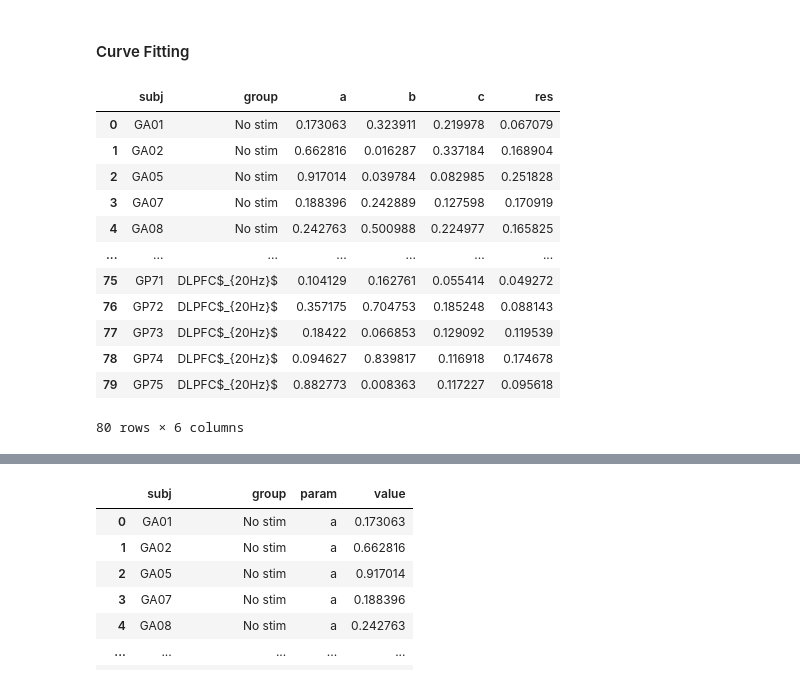
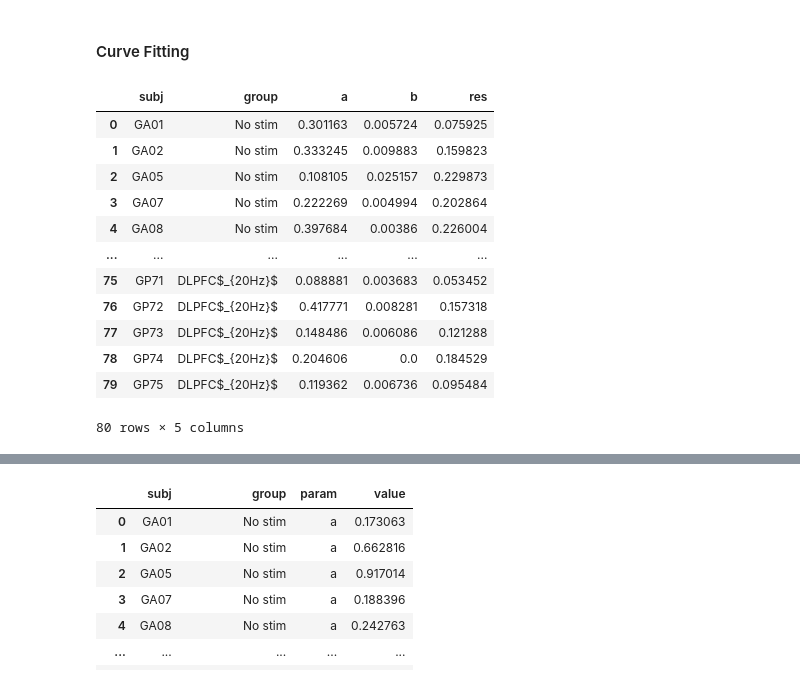
Before and after one commit to psb629/CommonLab, a Jupyter notebook: GP/scripts/LME.behavior.ipynb, the cells around one changed output, grey strips where cells are left out. Drawn from its saved outputs; the diff is of its cells as text; code cells hidden in the pictures.

Commit message:
func_exp -> func_linear

```diff
--- a/GP/scripts/LME.behavior.ipynb
+++ b/GP/scripts/LME.behavior.ipynb
@@ -132,9 +132,13 @@ from random import random as rand
 # %%
 def func_exp(x, a, b, c):
     return a * (1 - np.exp(-b * x)) + c
+# %%
+def func_linear(x, a, b):
+    return b * x + a
 # %%
 xdata=range(24)
-df_opt = pd.DataFrame(columns=['subj','group','a','b','c'])
+# df_opt = pd.DataFrame(columns=['subj','group','a','b','c'])
+df_opt = pd.DataFrame(columns=['subj','group','a','b'])
 # list_subj = random.choices(df.subj.unique(), k=len(df.subj.unique()))
 list_subj = df.subj.unique()
 for subj in list_subj:
@@ -142,53 +146,58 @@ for subj in list_subj:
     ydata=df[df.subj==subj].success_rate
 
     iter_ = range(int(1e2))
-    popt_, res = [0,0,0], 100
+    # popt_, res = [0,0,0], 100
+    popt_, res = [0,0], 100
     for i in iter_:
         popt_, pcov_, info_, _, _ = optimize.curve_fit(
-            func_exp,
+            # func_exp,
+            func_linear,
             xdata, ydata,
             maxfev=300,
-            p0=[0.5*rand(),rand(),0.5*rand()],
-            bounds=([0,0,0], [1.-popt_[-1],5.,0.5]),
+            # p0=[0.5*rand(),rand(),0.5*rand()],
+            p0=[rand(),rand()],
+            # bounds=([0,0,0], [1.-popt_[-1],5.,0.5]),
+            bounds=([0,0], [1,1]),
             full_output=True
         )
         fvec_ = info_['fvec']
         res_ = np.sum(fvec_*fvec_)
-        if (popt_[0]+popt_[2]>=1):
-            continue
-        elif (res_<res):
+        # if (popt_[0]+popt_[2]>=1):
+        #     continue
+        if (res_<res):
             popt=popt_
             pcov=pcov_
             info=info_
             res=res_
     new_row = pd.Series(
                 {
                     'subj':subj, 'group':group,
-                    'a':popt[0], 'b':popt[1], 'c':popt[2],
+                    # 'a':popt[0], 'b':popt[1], 'c':popt[2],
+                    'a':popt[0], 'b':popt[1],
                     'res':res
                     # 'cov':pcov
                 }
             )
     df_opt = pd.concat(
         [df_opt, new_row.to_frame().T]
         , axis='index'
         , ignore_index=True
     )
 df_opt
 # plt.scatter(xdata, ydata)
 # plt.plot(xdata, func_exp(xdata, *popt))
 # plt.ylim(0,0.8)
 # %% [output]
-|  | subj | group | a | b | c | res |
-| 0 | GA01 | No stim | 0.173063 | 0.323911 | 0.219978 | 0.067079 |
-| 1 | GA02 | No stim | 0.662816 | 0.016287 | 0.337184 | 0.168904 |
-| 2 | GA05 | No stim | 0.917014 | 0.039784 | 0.082985 | 0.251828 |
-| 3 | GA07 | No stim | 0.188396 | 0.242889 | 0.127598 | 0.170919 |
-| 4 | GA08 | No stim | 0.242763 | 0.500988 | 0.224977 | 0.165825 |
-| ... | ... | ... | ... | ... | ... | ... |
-| 75 | GP71 | DLPFC$_{20Hz}$ | 0.104129 | 0.162761 | 0.055414 | 0.049272 |
-| 76 | GP72 | DLPFC$_{20Hz}$ | 0.357175 | 0.704753 | 0.185248 | 0.088143 |
-| 77 | GP73 | DLPFC$_{20Hz}$ | 0.18422 | 0.066853 | 0.129092 | 0.119539 |
-| 78 | GP74 | DLPFC$_{20Hz}$ | 0.094627 | 0.839817 | 0.116918 | 0.174678 |
-| 79 | GP75 | DLPFC$_{20Hz}$ | 0.882773 | 0.008363 | 0.117227 | 0.095618 |
+|  | subj | group | a | b | res |
+| 0 | GA01 | No stim | 0.301163 | 0.005724 | 0.075925 |
+| 1 | GA02 | No stim | 0.333245 | 0.009883 | 0.159823 |
+| 2 | GA05 | No stim | 0.108105 | 0.025157 | 0.229873 |
+| 3 | GA07 | No stim | 0.222269 | 0.004994 | 0.202864 |
+| 4 | GA08 | No stim | 0.397684 | 0.00386 | 0.226004 |
+| ... | ... | ... | ... | ... | ... |
+| 75 | GP71 | DLPFC$_{20Hz}$ | 0.088881 | 0.003683 | 0.053452 |
+| 76 | GP72 | DLPFC$_{20Hz}$ | 0.417771 | 0.008281 | 0.157318 |
+| 77 | GP73 | DLPFC$_{20Hz}$ | 0.148486 | 0.006086 | 0.121288 |
+| 78 | GP74 | DLPFC$_{20Hz}$ | 0.204606 | 0.0 | 0.184529 |
+| 79 | GP75 | DLPFC$_{20Hz}$ | 0.119362 | 0.006736 | 0.095484 |
-80 rows × 6 columns
+80 rows × 5 columns
```
Also changed, not shown: parts of 2 cells of this notebook.
